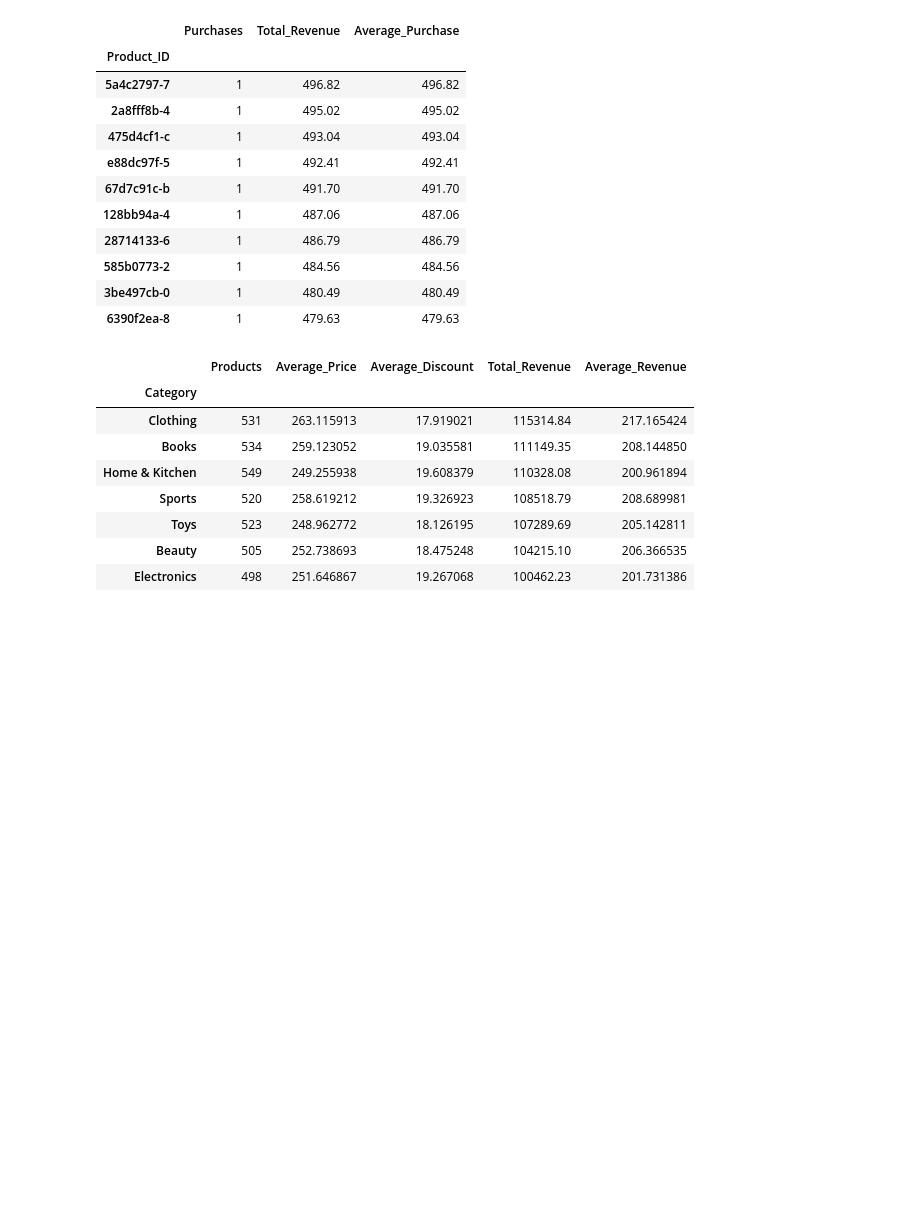
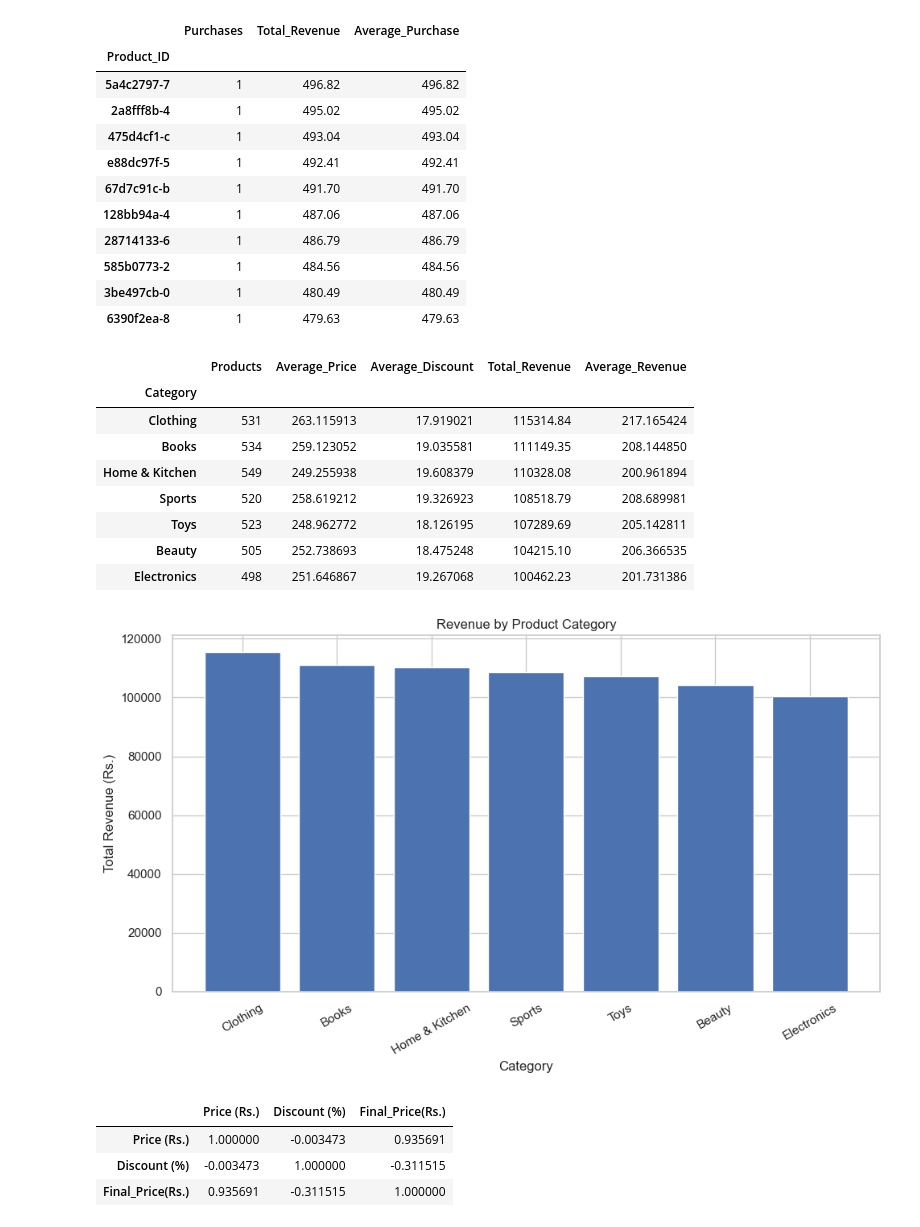
Before and after one commit to lomboto05-commits/eCommerce-customer-analytics, a Jupyter notebook: ecomemerce_customer_analytics.ipynb, the cells around one changed output. Drawn from its saved outputs; the diff is of its cells as text; code cells hidden in the pictures; blank space fills up the shorter version.

Commit message:
Add relationship and correlation analysis

```diff
--- a/ecomemerce_customer_analytics.ipynb
+++ b/ecomemerce_customer_analytics.ipynb
@@ -519,3 +519,31 @@ display(category_performance)
 | Toys | 523 | 248.962772 | 18.126195 | 107289.69 | 205.142811 |
 | Beauty | 505 | 252.738693 | 18.475248 | 104215.10 | 206.366535 |
 | Electronics | 498 | 251.646867 | 19.267068 | 100462.23 | 201.731386 |
+# %%
+plt.figure(figsize=(10, 6))
+
+plt.bar(
+    category_performance.index,
+    category_performance["Total_Revenue"]
+)
+
+plt.title("Revenue by Product Category")
+plt.xlabel("Category")
+plt.ylabel("Total Revenue (Rs.)")
+plt.xticks(rotation=30)
+
+plt.tight_layout()
+plt.show()
+# %% [output]
+[figure, added]
+# %%
+correlation_data = df[
+    ["Price (Rs.)", "Discount (%)", "Final_Price(Rs.)"]
+].corr()
+
+display(correlation_data)
+# %% [output]
+|  | Price (Rs.) | Discount (%) | Final_Price(Rs.) |
+| Price (Rs.) | 1.000000 | -0.003473 | 0.935691 |
+| Discount (%) | -0.003473 | 1.000000 | -0.311515 |
+| Final_Price(Rs.) | 0.935691 | -0.311515 | 1.000000 |
```
Also changed, not shown: parts of 2 cells of this notebook.
